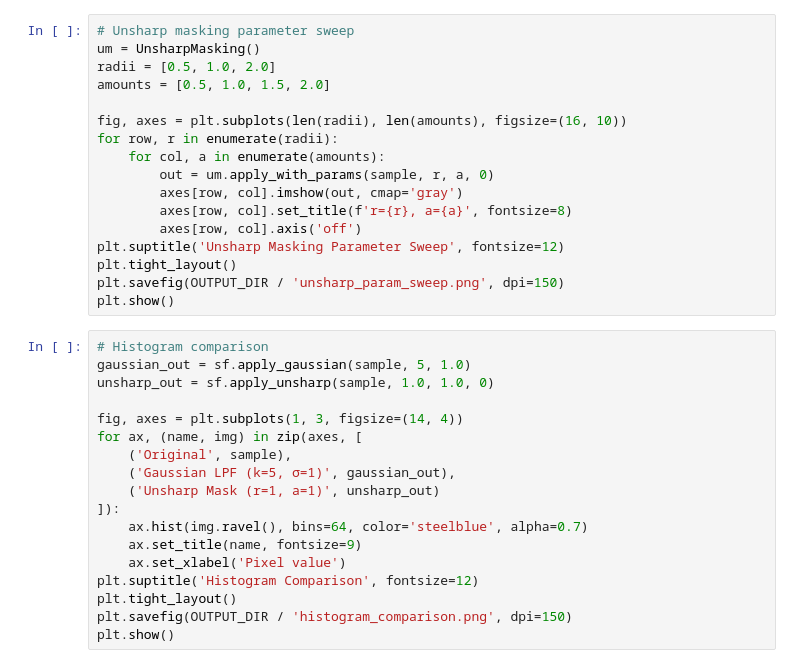
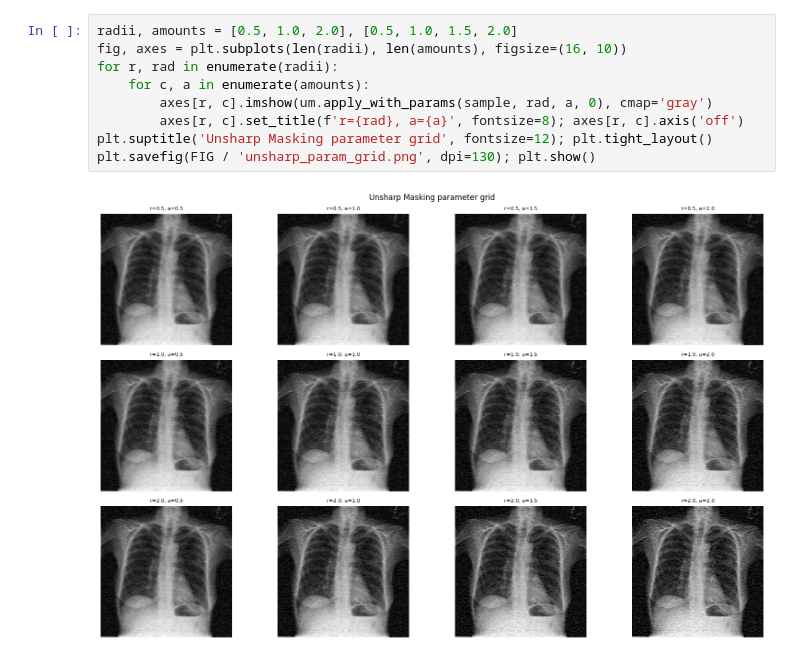
Before and after one commit to rvouya/fp-pcd, a Jupyter notebook: filtering_spatial/spatial_experiments.ipynb, the cells around one changed output. Drawn from its saved outputs; the diff is of its cells as text.

```diff
--- a/filtering_spatial/spatial_experiments.ipynb
+++ b/filtering_spatial/spatial_experiments.ipynb
@@ -61,35 +116,11 @@ plt.show()
 # %%
-# Unsharp masking parameter sweep
-um = UnsharpMasking()
-radii = [0.5, 1.0, 2.0]
-amounts = [0.5, 1.0, 1.5, 2.0]
-
+radii, amounts = [0.5, 1.0, 2.0], [0.5, 1.0, 1.5, 2.0]
 fig, axes = plt.subplots(len(radii), len(amounts), figsize=(16, 10))
-for row, r in enumerate(radii):
-    for col, a in enumerate(amounts):
-        out = um.apply_with_params(sample, r, a, 0)
-        axes[row, col].imshow(out, cmap='gray')
-        axes[row, col].set_title(f'r={r}, a={a}', fontsize=8)
-        axes[row, col].axis('off')
-plt.suptitle('Unsharp Masking Parameter Sweep', fontsize=12)
-plt.tight_layout()
-plt.savefig(OUTPUT_DIR / 'unsharp_param_sweep.png', dpi=150)
-plt.show()
+for r, rad in enumerate(radii):
+    for c, a in enumerate(amounts):
+        axes[r, c].imshow(um.apply_with_params(sample, rad, a, 0), cmap='gray')
+        axes[r, c].set_title(f'r={rad}, a={a}', fontsize=8); axes[r, c].axis('off')
+plt.suptitle('Unsharp Masking parameter grid', fontsize=12); plt.tight_layout()
+plt.savefig(FIG / 'unsharp_param_grid.png', dpi=130); plt.show()
+# %% [output]
+[figure, added]
-# %%
-# Histogram comparison
-gaussian_out = sf.apply_gaussian(sample, 5, 1.0)
-unsharp_out = sf.apply_unsharp(sample, 1.0, 1.0, 0)
-
-fig, axes = plt.subplots(1, 3, figsize=(14, 4))
-for ax, (name, img) in zip(axes, [
-    ('Original', sample),
-    ('Gaussian LPF (k=5, σ=1)', gaussian_out),
-    ('Unsharp Mask (r=1, a=1)', unsharp_out)
-]):
-    ax.hist(img.ravel(), bins=64, color='steelblue', alpha=0.7)
-    ax.set_title(name, fontsize=9)
-    ax.set_xlabel('Pixel value')
-plt.suptitle('Histogram Comparison', fontsize=12)
-plt.tight_layout()
-plt.savefig(OUTPUT_DIR / 'histogram_comparison.png', dpi=150)
-plt.show()
```
Also changed, not shown: parts of 18 cells of this notebook, 3 other files.
